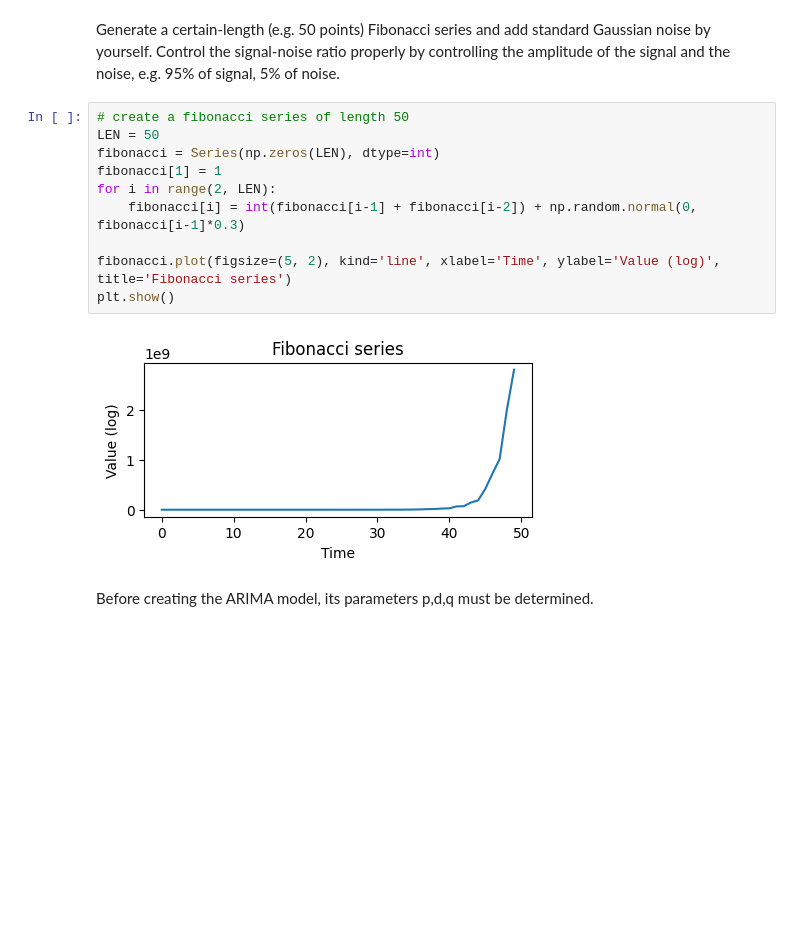
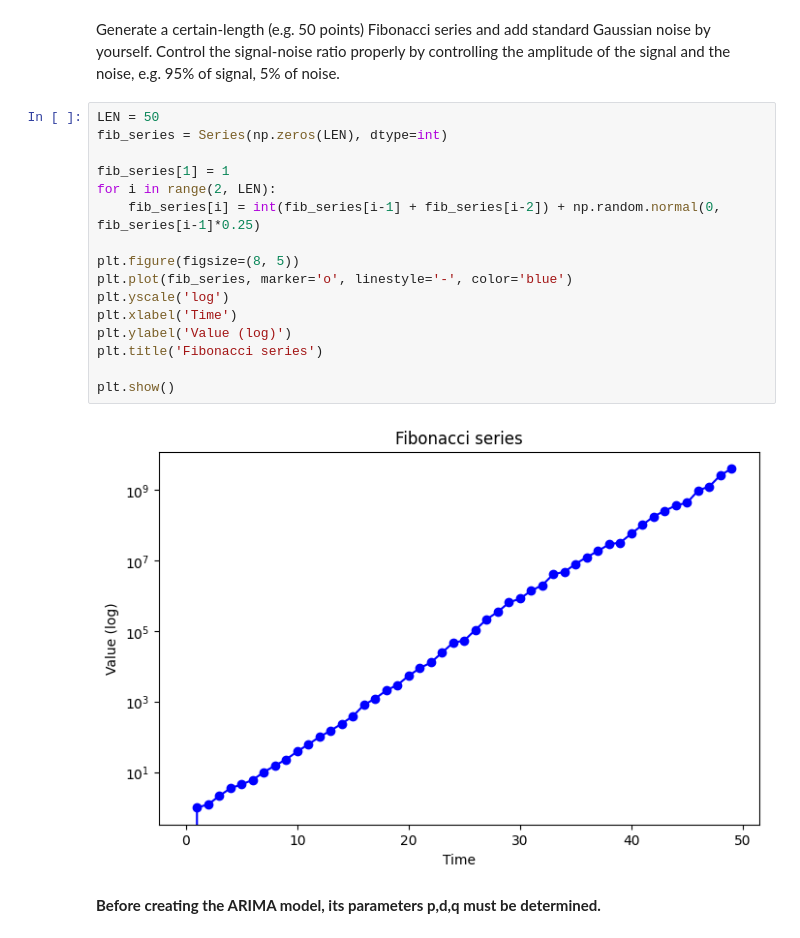
Before and after one commit to BeethovenKodar/IL2233-Project, a Jupyter notebook: 1-task.ipynb, the cells around one changed output. Cells and saved outputs as stored; diff of their text form; blank space fills up the shorter version.

```diff
--- a/1-task.ipynb
+++ b/1-task.ipynb
@@ -252,17 +256,23 @@ plotdata(ARMA_series, ARMA_pred, arma_title, SAMPLE_SIZE, 4)
 # %% [markdown]
 Generate a certain-length (e.g. 50 points) Fibonacci series and add standard Gaussian noise by yourself. Control the signal-noise ratio properly by controlling the amplitude of the signal and the noise, e.g. 95% of signal, 5% of noise.
 # %%
-# create a fibonacci series of length 50
 LEN = 50
-fibonacci = Series(np.zeros(LEN), dtype=int)
-fibonacci[1] = 1
+fib_series = Series(np.zeros(LEN), dtype=int)
+
+fib_series[1] = 1
 for i in range(2, LEN):
-    fibonacci[i] = int(fibonacci[i-1] + fibonacci[i-2]) + np.random.normal(0, fibonacci[i-1]*0.3)
+    fib_series[i] = int(fib_series[i-1] + fib_series[i-2]) + np.random.normal(0, fib_series[i-1]*0.25)
 
-fibonacci.plot(figsize=(5, 2), kind='line', xlabel='Time', ylabel='Value (log)', title='Fibonacci series')
+plt.figure(figsize=(8, 5))
+plt.plot(fib_series, marker='o', linestyle='-', color='blue')
+plt.yscale('log')
+plt.xlabel('Time')
+plt.ylabel('Value (log)')
+plt.title('Fibonacci series')
+
 plt.show()
 # %% [output]
-[figure, old version]
+[figure, new version]
 # %% [markdown]
-Before creating the ARIMA model, its parameters p,d,q must be determined.
+**Before creating the ARIMA model, its parameters p,d,q must be determined.**
 # %%
```
Also changed, not shown: parts of 4 cells of this notebook.
